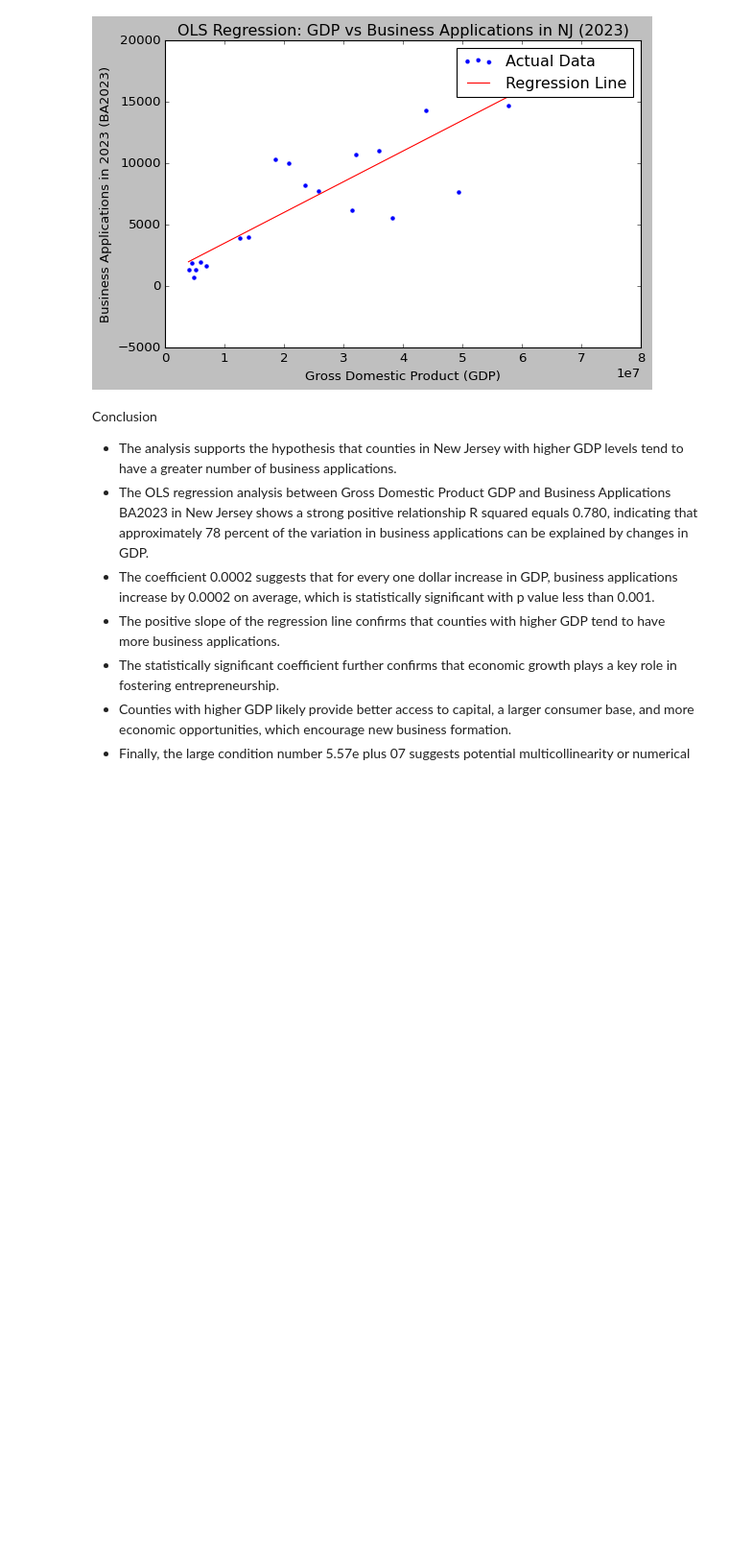
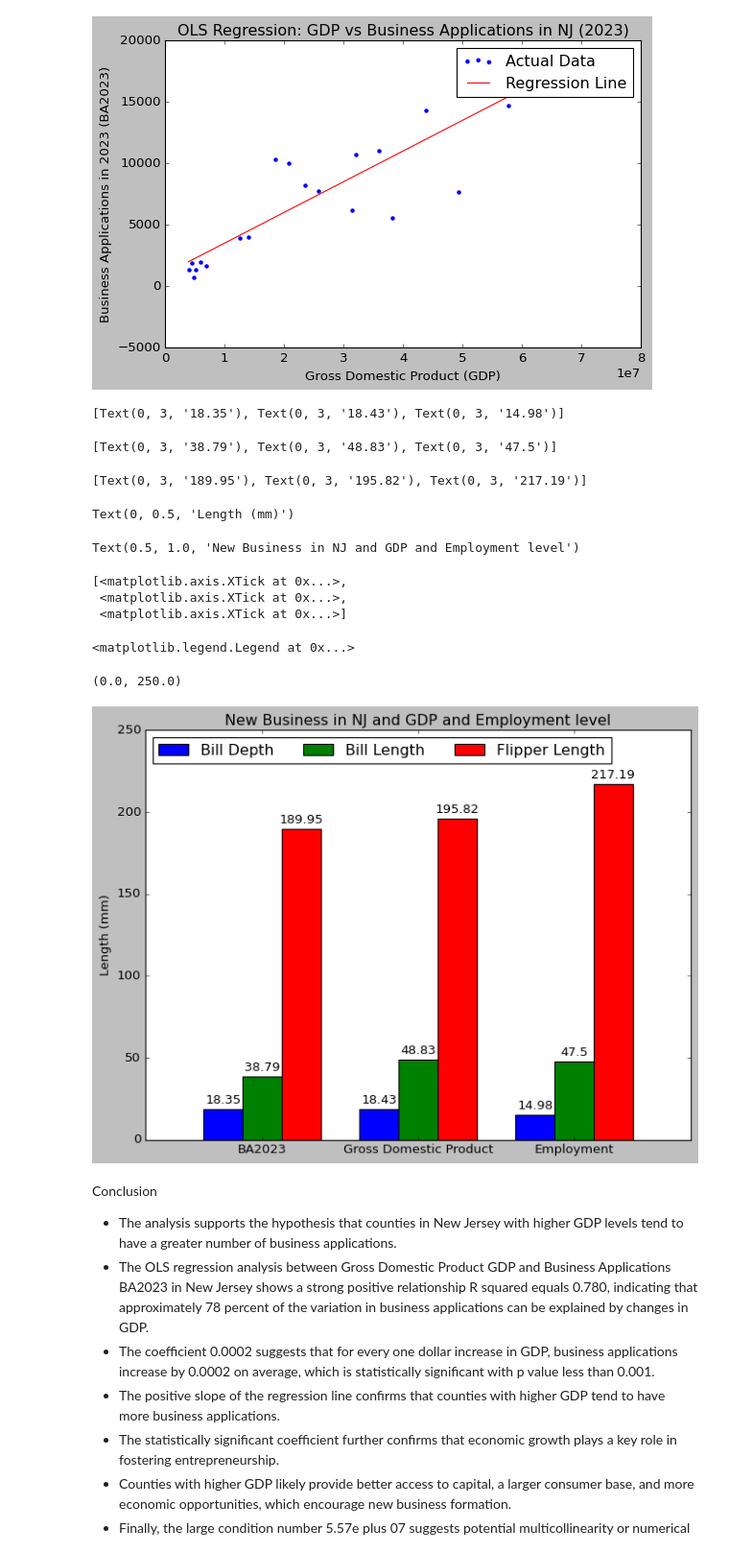
Before and after one commit to shirleyrutgers/DataVis, a Jupyter notebook: PS2.ipynb, the cells around one changed output. Shown at 96% size. Drawn from its saved outputs; the diff is of its cells as text; code cells hidden in the pictures; blank space fills up the shorter version.

```diff
--- a/PS2.ipynb
+++ b/PS2.ipynb
@@ -1416,6 +1416,53 @@ Text(0, 0.5, 'Business Applications in 2023 (BA2023)')
 Text(0.5, 1.0, 'OLS Regression: GDP vs Business Applications in NJ (2023)')
 <matplotlib.legend.Legend at 0x...>
 [figure]
+# %%
+#From https://matplotlib.org/stable/gallery/lines_bars_and_markers/barchart.html#sphx-glr-gallery-lines-bars-and-markers-barchart-py
+#Grouped bar chart with labels
+#This example shows a how to create a grouped bar chart and how to annotate bars with labels.
+
+import matplotlib.pyplot as plt
+import numpy as np
+
+species = ("BA2023", "Gross Domestic Product", "Employment")
+mergedOuterfinal = {
+    'Bill Depth': (18.35, 18.43, 14.98),
+    'Bill Length': (38.79, 48.83, 47.50),
+    'Flipper Length': (189.95, 195.82, 217.19),
+}
+
+x = np.arange(len(species))  # the label locations
+width = 0.25  # the width of the bars
+multiplier = 0
+
+fig, ax = plt.subplots(layout='constrained')
+
+for attribute, measurement in mergedOuterfinal.items():
+    offset = width * multiplier
+    rects = ax.bar(x + offset, measurement, width, label=attribute)
+    ax.bar_label(rects, padding=3)
+    multiplier += 1
+
+# Add some text for labels, title and custom x-axis tick labels, etc.
+ax.set_ylabel('Length (mm)')
+ax.set_title('New Business in NJ and GDP and Employment level')
+ax.set_xticks(x + width, species)
+ax.legend(loc='upper left', ncols=3)
+ax.set_ylim(0, 250)
+
+plt.show()
+# %% [output]
+[Text(0, 3, '18.35'), Text(0, 3, '18.43'), Text(0, 3, '14.98')]
+[Text(0, 3, '38.79'), Text(0, 3, '48.83'), Text(0, 3, '47.5')]
+[Text(0, 3, '189.95'), Text(0, 3, '195.82'), Text(0, 3, '217.19')]
+Text(0, 0.5, 'Length (mm)')
+Text(0.5, 1.0, 'New Business in NJ and GDP and Employment level')
+[<matplotlib.axis.XTick at 0x...>,
+ <matplotlib.axis.XTick at 0x...>,
+ <matplotlib.axis.XTick at 0x...>]
+<matplotlib.legend.Legend at 0x...>
+(0.0, 250.0)
+[figure, added]
 # %% [markdown]
 Conclusion
 
```
Also changed, not shown: parts of 1 cell of this notebook.
